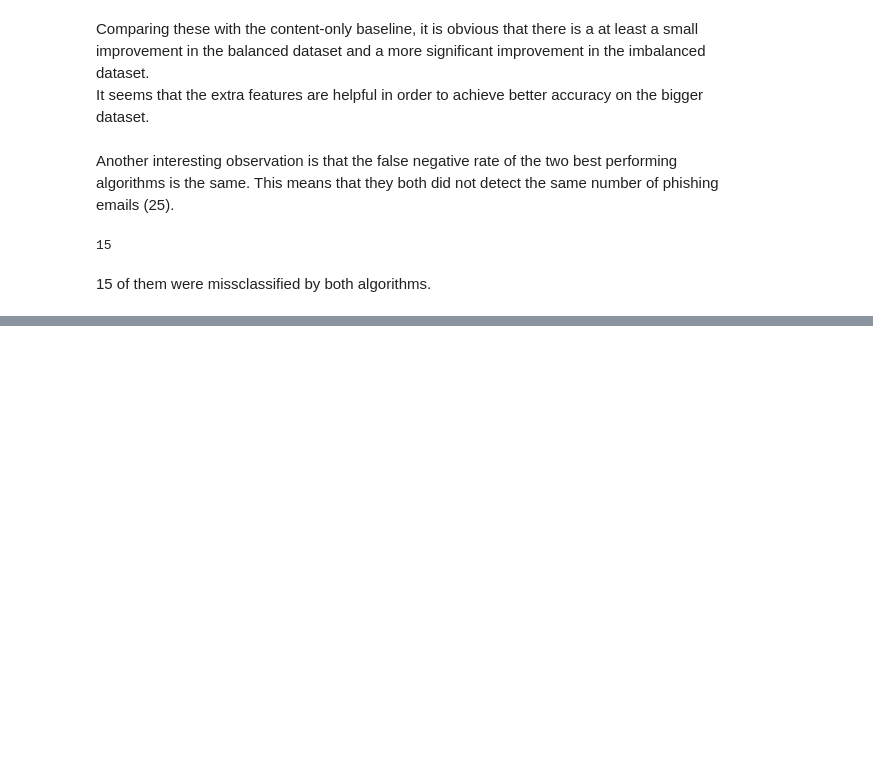
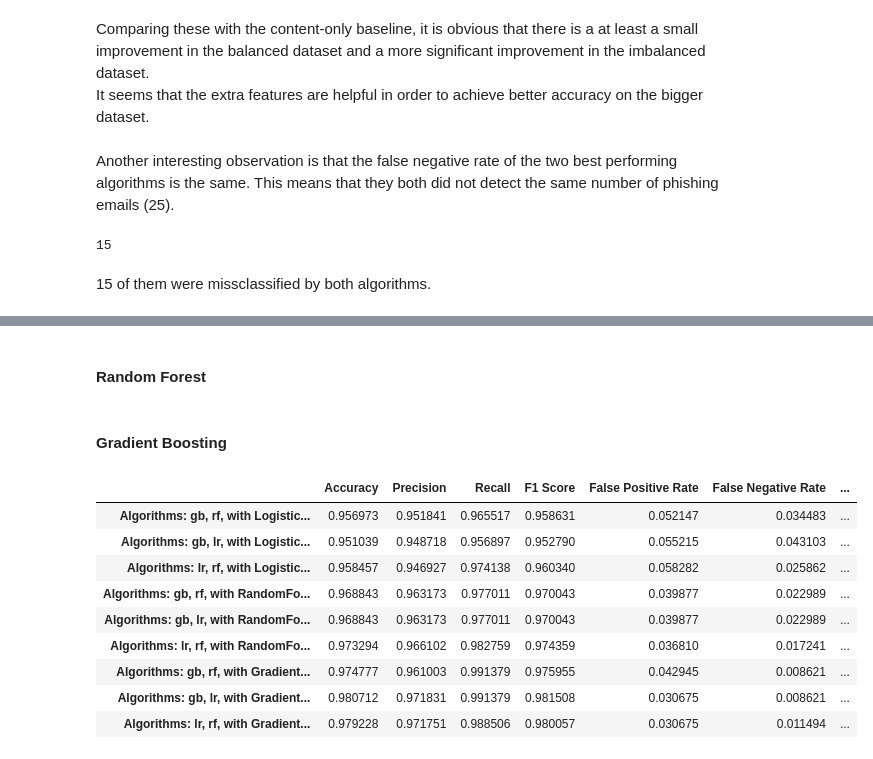
Before and after one commit to liakoyras/thesis-phishing-email-detection, a Jupyter notebook: Style and Content Classification.ipynb, the cells around one changed output, grey strips where cells are left out. Cells and saved outputs as stored; diff of their text form; code cells hidden in the pictures; blank space fills up the shorter version.

```diff
--- a/Style and Content Classification.ipynb
+++ b/Style and Content Classification.ipynb
@@ -178,0 +410,2 @@ lr_dt_predictions[(lr_dt_predictions['True Class'] == True) & ((lr_dt_prediction
+# %%
+results_stacking_balanced_append = pd.DataFrame()
@@ -178,0 +414,53 @@ lr_dt_predictions[(lr_dt_predictions['True Class'] == True) & ((lr_dt_prediction
+# %%
+stacked_clf = ml.train_stacked_models(stacking_models_balanced, train_feature_sets_balanced, style_train_balanced['target'], exclude_models=['dt', 'nb', 'lr'], append_features=True)
+stacked_preds = ml.test_stacked_models(stacking_models_balanced, test_feature_sets_balanced, style_test_balanced['target'], stacked_clf, exclude_models=['dt', 'nb', 'lr'], append_features=True)
+results_stacking_balanced_append = pd.concat([results_stacking_balanced_append, stacked_preds['results']])
+
+stacked_clf = ml.train_stacked_models(stacking_models_balanced, train_feature_sets_balanced, style_train_balanced['target'], exclude_models=['dt', 'nb', 'rf'], append_features=True)
+stacked_preds = ml.test_stacked_models(stacking_models_balanced, test_feature_sets_balanced, style_test_balanced['target'], stacked_clf, exclude_models=['dt', 'nb', 'rf'], append_features=True)
+results_stacking_balanced_append = pd.concat([results_stacking_balanced_append, stacked_preds['results']])
+
+stacked_clf = ml.train_stacked_models(stacking_models_balanced, train_feature_sets_balanced, style_train_balanced['target'], exclude_models=['dt', 'nb', 'gb'], append_features=True)
+stacked_preds = ml.test_stacked_models(stacking_models_balanced, test_feature_sets_balanced, style_test_balanced['target'], stacked_clf, exclude_models=['dt', 'nb', 'gb'], append_features=True)
+results_stacking_balanced_append = pd.concat([results_stacking_balanced_append, stacked_preds['results']])
+# %% [markdown]
+#### Random Forest
+# %%
+stacked_clf = ml.train_stacked_models(stacking_models_balanced, train_feature_sets_balanced, style_train_balanced['target'], final_classifier=rf, exclude_models=['dt', 'nb', 'lr'], append_features=True)
+stacked_preds = ml.test_stacked_models(stacking_models_balanced, test_feature_sets_balanced, style_test_balanced['target'], stacked_clf, exclude_models=['dt', 'nb', 'lr'], append_features=True)
+results_stacking_balanced_append = pd.concat([results_stacking_balanced_append, stacked_preds['results']])
+
+stacked_clf = ml.train_stacked_models(stacking_models_balanced, train_feature_sets_balanced, style_train_balanced['target'], final_classifier=rf, exclude_models=['dt', 'nb', 'rf'], append_features=True)
+stacked_preds = ml.test_stacked_models(stacking_models_balanced, test_feature_sets_balanced, style_test_balanced['target'], stacked_clf, exclude_models=['dt', 'nb', 'rf'], append_features=True)
+results_stacking_balanced_append = pd.concat([results_stacking_balanced_append, stacked_preds['results']])
+
+stacked_clf = ml.train_stacked_models(stacking_models_balanced, train_feature_sets_balanced, style_train_balanced['target'], final_classifier=rf, exclude_models=['dt', 'nb', 'gb'], append_features=True)
+stacked_preds = ml.test_stacked_models(stacking_models_balanced, test_feature_sets_balanced, style_test_balanced['target'], stacked_clf, exclude_models=['dt', 'nb', 'gb'], append_features=True)
+results_stacking_balanced_append = pd.concat([results_stacking_balanced_append, stacked_preds['results']])
+# %% [markdown]
+#### Gradient Boosting
+# %%
+stacked_clf = ml.train_stacked_models(stacking_models_balanced, train_feature_sets_balanced, style_train_balanced['target'], final_classifier=gb, exclude_models=['dt', 'nb', 'lr'], append_features=True)
+stacked_preds = ml.test_stacked_models(stacking_models_balanced, test_feature_sets_balanced, style_test_balanced['target'], stacked_clf, exclude_models=['dt', 'nb', 'lr'], append_features=True)
+results_stacking_balanced_append = pd.concat([results_stacking_balanced_append, stacked_preds['results']])
+
+stacked_clf = ml.train_stacked_models(stacking_models_balanced, train_feature_sets_balanced, style_train_balanced['target'], final_classifier=gb, exclude_models=['dt', 'nb', 'rf'], append_features=True)
+stacked_preds = ml.test_stacked_models(stacking_models_balanced, test_feature_sets_balanced, style_test_balanced['target'], stacked_clf, exclude_models=['dt', 'nb', 'rf'], append_features=True)
+results_stacking_balanced_append = pd.concat([results_stacking_balanced_append, stacked_preds['results']])
+
+stacked_clf = ml.train_stacked_models(stacking_models_balanced, train_feature_sets_balanced, style_train_balanced['target'], final_classifier=gb, exclude_models=['dt', 'nb', 'gb'], append_features=True)
+stacked_preds = ml.test_stacked_models(stacking_models_balanced, test_feature_sets_balanced, style_test_balanced['target'], stacked_clf, exclude_models=['dt', 'nb', 'gb'], append_features=True)
+results_stacking_balanced_append = pd.concat([results_stacking_balanced_append, stacked_preds['results']])
+# %%
+results_stacking_balanced_append
+# %% [output]
+|  | Accuracy | Precision | Recall | F1 Score | False Positive Rate | False Negative Rate | ... |
+| Algorithms: gb, rf, with Logistic... | 0.956973 | 0.951841 | 0.965517 | 0.958631 | 0.052147 | 0.034483 | ... |
+| Algorithms: gb, lr, with Logistic... | 0.951039 | 0.948718 | 0.956897 | 0.952790 | 0.055215 | 0.043103 | ... |
+| Algorithms: lr, rf, with Logistic... | 0.958457 | 0.946927 | 0.974138 | 0.960340 | 0.058282 | 0.025862 | ... |
+| Algorithms: gb, rf, with RandomFo... | 0.968843 | 0.963173 | 0.977011 | 0.970043 | 0.039877 | 0.022989 | ... |
+| Algorithms: gb, lr, with RandomFo... | 0.968843 | 0.963173 | 0.977011 | 0.970043 | 0.039877 | 0.022989 | ... |
+| Algorithms: lr, rf, with RandomFo... | 0.973294 | 0.966102 | 0.982759 | 0.974359 | 0.036810 | 0.017241 | ... |
+| Algorithms: gb, rf, with Gradient... | 0.974777 | 0.961003 | 0.991379 | 0.975955 | 0.042945 | 0.008621 | ... |
+| Algorithms: gb, lr, with Gradient... | 0.980712 | 0.971831 | 0.991379 | 0.981508 | 0.030675 | 0.008621 | ... |
+| Algorithms: lr, rf, with Gradient... | 0.979228 | 0.971751 | 0.988506 | 0.980057 | 0.030675 | 0.011494 | ... |
```
Also changed, not shown: parts of 58 cells of this notebook.
